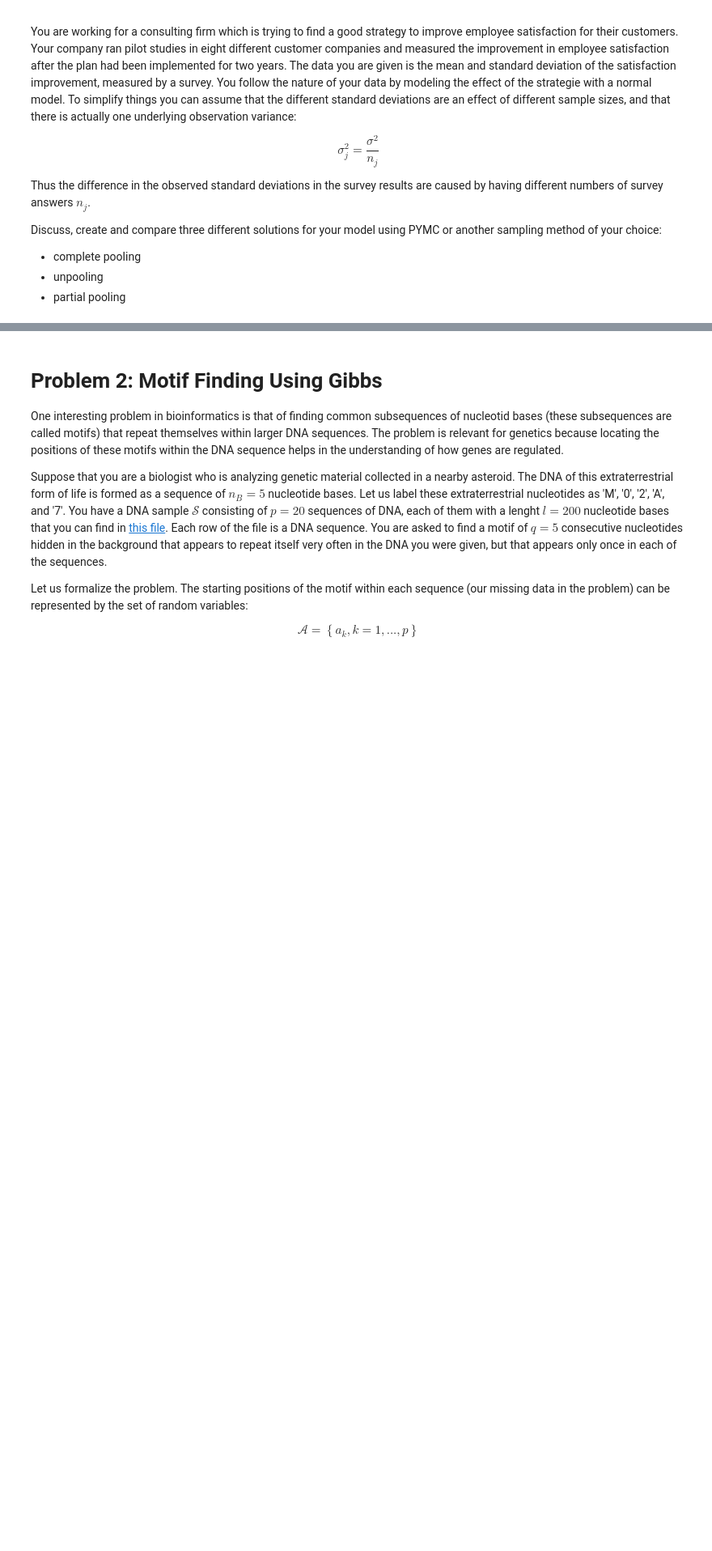
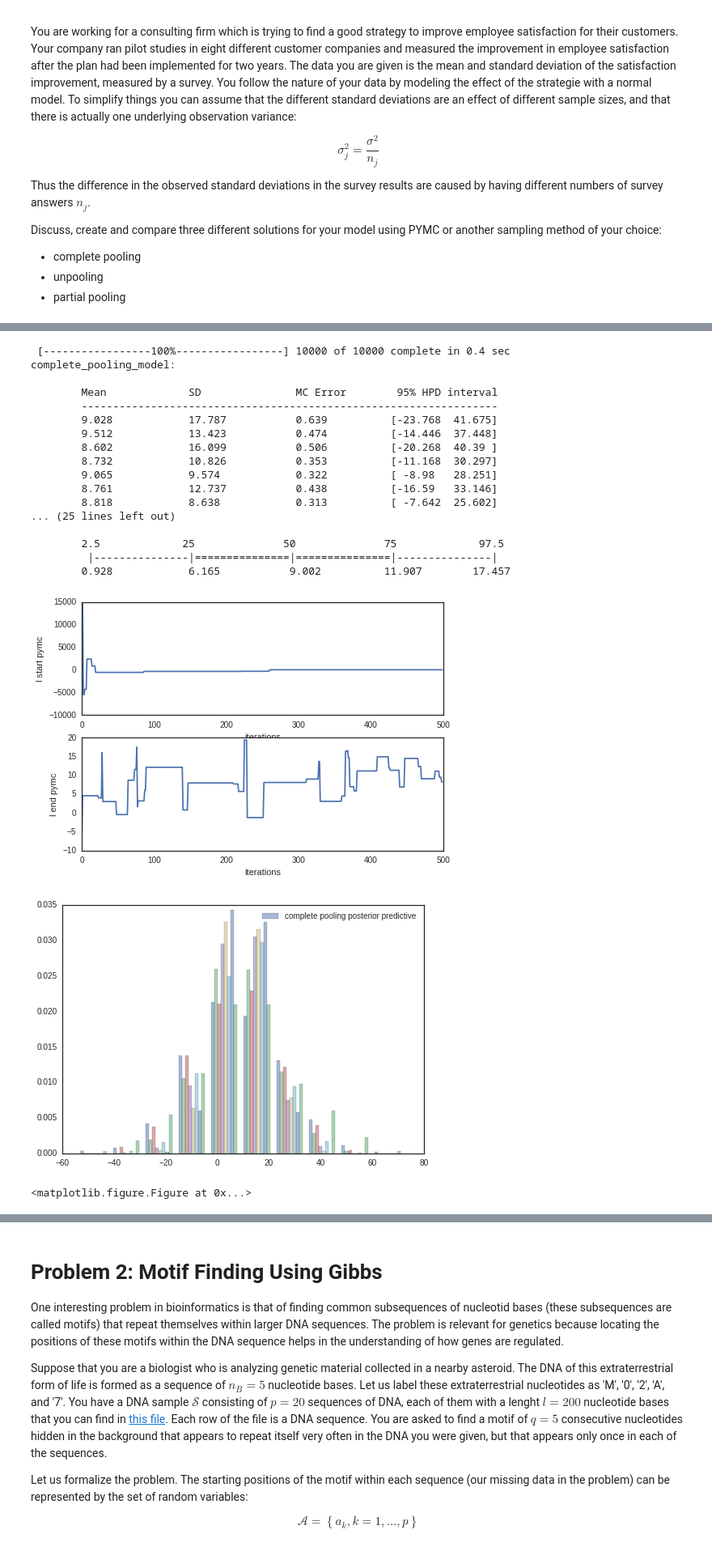
Before and after one commit to kevinchen1000/2016, a Jupyter notebook: Homework/AM207_yufengkevinchen_HW3.ipynb, the cells around one changed output, grey strips where cells are left out. Shown: that part at 81% size. Cells and saved outputs as stored; diff of their text form; code cells hidden in the pictures; blank space fills up the shorter version.

Commit message:
start p3

```diff
--- a/Homework/AM207_yufengkevinchen_HW3.ipynb
+++ b/Homework/AM207_yufengkevinchen_HW3.ipynb
@@ -62,3 +107,61 @@ Discuss, create and compare three different solutions for your model using PYMC
 data = np.double(np.array([[29.5,18.4],[6.3,12.7],[-3.9,15.9],[7.2,10.2],[-2.1,9.0],[1.8,12.1],[19.6,7.3],[12,18.6]]))
 data_means = data[:,0]
 data_std = data[:,1]
+# %%
+#complete pooling
+#?pm.Normal, note: tau = 1/variance
+mu = pm.Normal('mu',0,1/1e10)
+likelihood = pm.Normal('likelihood',mu=mu,tau=1/data_std**2,value=data_means,observed=True)
+
+complete_pooling_model = pm.Model([mu,likelihood])
+mcmc = pm.MCMC(complete_pooling_model)
+
+mcmc.sample(iter=10000,burn=0)
+
+#analyze result
+burnin = 500
+plt.subplot(2,1,1)
+plt.plot(mu.trace()[:burnin])
+plt.xlabel('iterations')
+plt.ylabel('l start pymc')
+
+plt.subplot(2,1,2)
+plt.plot(mu.trace()[-burnin:])
+plt.xlabel('iterations')
+plt.ylabel('l end pymc')
+
+#posterior predictive
+mu_pp = pm.Normal('complete_pooling_model',mu=mu)
+pp_model = pm.Model([mu_pp])
+mcmc = pm.MCMC(pp_model)
+mcmc.sample(iter=10000,burn=1000,thin=10)
+
+fig2 = plt.figure()
+plt.hist(mu_pp.trace(),normed=True,alpha=0.5,label='complete pooling posterior predictive')
+plt.legend()
+
+fig3 = plt.figure()
+pm.Matplot.gof_plot(mu_pp.trace(),data_means,name='\mu')
+
+mcmc.summary()
+# %% [output]
+ [-----------------100%-----------------] 10000 of 10000 complete in 0.4 sec
+complete_pooling_model:
+
+        Mean             SD               MC Error        95% HPD interval
+        ------------------------------------------------------------------
+        9.028            17.787           0.639          [-23.768  41.675]
+        9.512            13.423           0.474          [-14.446  37.448]
+        8.602            16.099           0.506          [-20.268  40.39 ]
+        8.732            10.826           0.353          [-11.168  30.297]
+        9.065            9.574            0.322          [ -8.98   28.251]
+        8.761            12.737           0.438          [-16.59   33.146]
+        8.818            8.638            0.313          [ -7.642  25.602]
+... (25 lines left out)
+
+        2.5             25              50              75             97.5
+         |---------------|===============|===============|---------------|
+        0.928            6.165           9.002          11.907        17.457
+[figure, added]
+[figure, added]
+<matplotlib.figure.Figure at 0x...>
```
Also changed, not shown: parts of 6 cells of this notebook.
